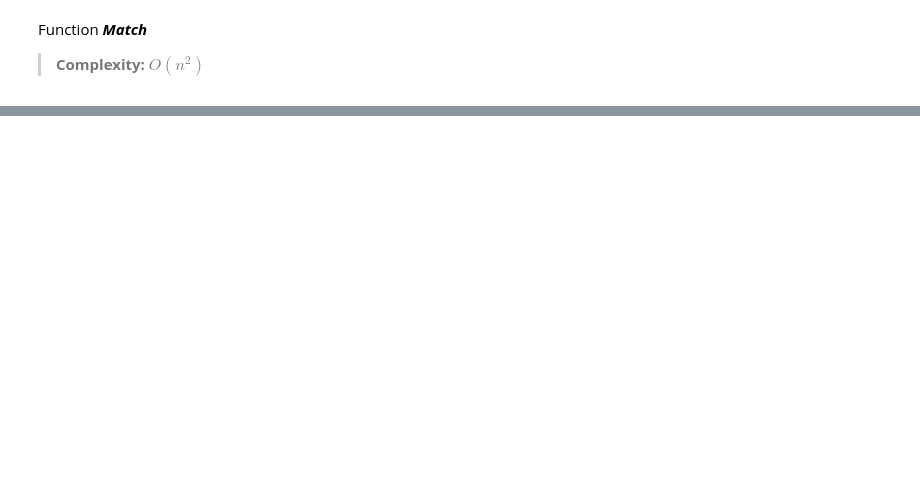
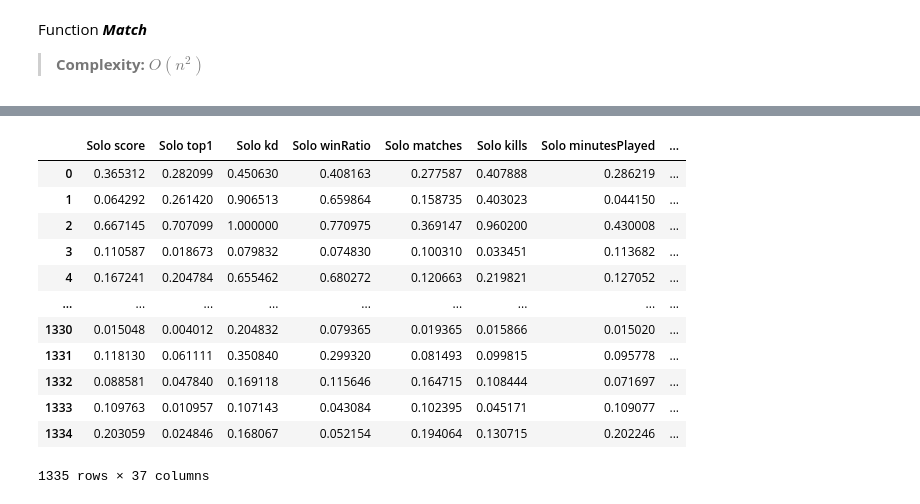
Before and after one commit to Rafael-Anguiano/Matchmaking, a Jupyter notebook: Macomaking.ipynb, the cells around one changed output, grey strips where cells are left out. Drawn from its saved outputs; the diff is of its cells as text; code cells hidden in the pictures; blank space fills up the shorter version.

```diff
--- a/Macomaking.ipynb
+++ b/Macomaking.ipynb
@@ -303,0 +310,18 @@ Match('Prospеring', 'Squads')
+# %%
+df_hello = pd.read_csv('df_complete.csv').drop(['Unnamed: 0'],axis=1)
+# %%
+df_hello
+# %% [output]
+|  | Solo score | Solo top1 | Solo kd | Solo winRatio | Solo matches | Solo kills | Solo minutesPlayed | ... |
+| 0 | 0.365312 | 0.282099 | 0.450630 | 0.408163 | 0.277587 | 0.407888 | 0.286219 | ... |
+| 1 | 0.064292 | 0.261420 | 0.906513 | 0.659864 | 0.158735 | 0.403023 | 0.044150 | ... |
+| 2 | 0.667145 | 0.707099 | 1.000000 | 0.770975 | 0.369147 | 0.960200 | 0.430008 | ... |
+| 3 | 0.110587 | 0.018673 | 0.079832 | 0.074830 | 0.100310 | 0.033451 | 0.113682 | ... |
+| 4 | 0.167241 | 0.204784 | 0.655462 | 0.680272 | 0.120663 | 0.219821 | 0.127052 | ... |
+| ... | ... | ... | ... | ... | ... | ... | ... | ... |
+| 1330 | 0.015048 | 0.004012 | 0.204832 | 0.079365 | 0.019365 | 0.015866 | 0.015020 | ... |
+| 1331 | 0.118130 | 0.061111 | 0.350840 | 0.299320 | 0.081493 | 0.099815 | 0.095778 | ... |
+| 1332 | 0.088581 | 0.047840 | 0.169118 | 0.115646 | 0.164715 | 0.108444 | 0.071697 | ... |
+| 1333 | 0.109763 | 0.010957 | 0.107143 | 0.043084 | 0.102395 | 0.045171 | 0.109077 | ... |
+| 1334 | 0.203059 | 0.024846 | 0.168067 | 0.052154 | 0.194064 | 0.130715 | 0.202246 | ... |
+1335 rows × 37 columns
```
Also changed, not shown: parts of 12 cells of this notebook, 7 other files.
